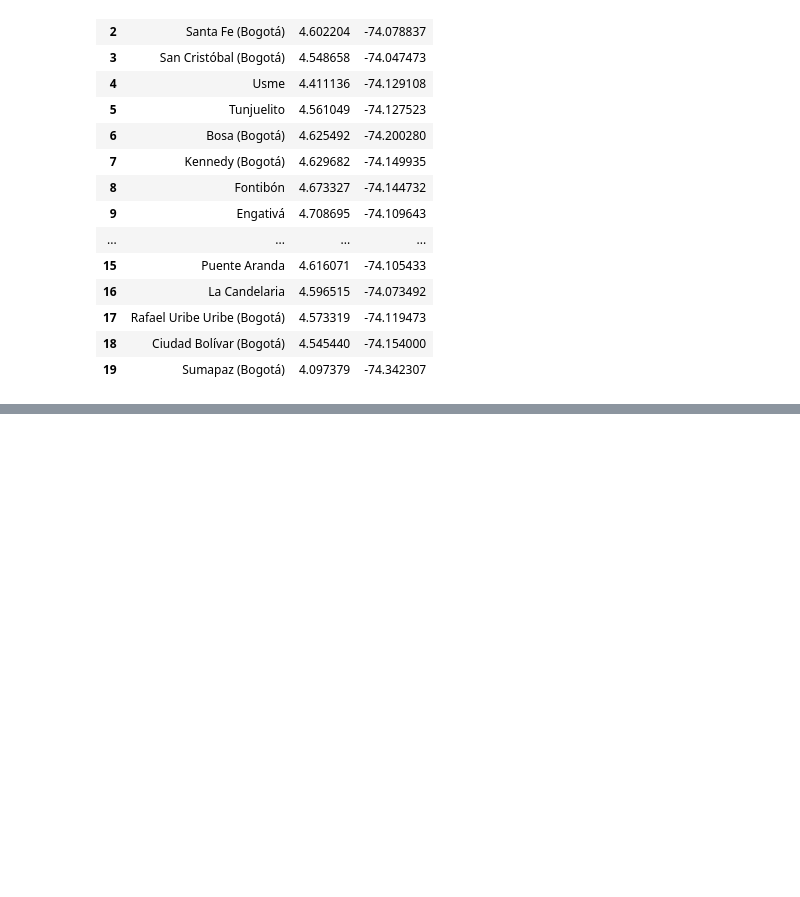
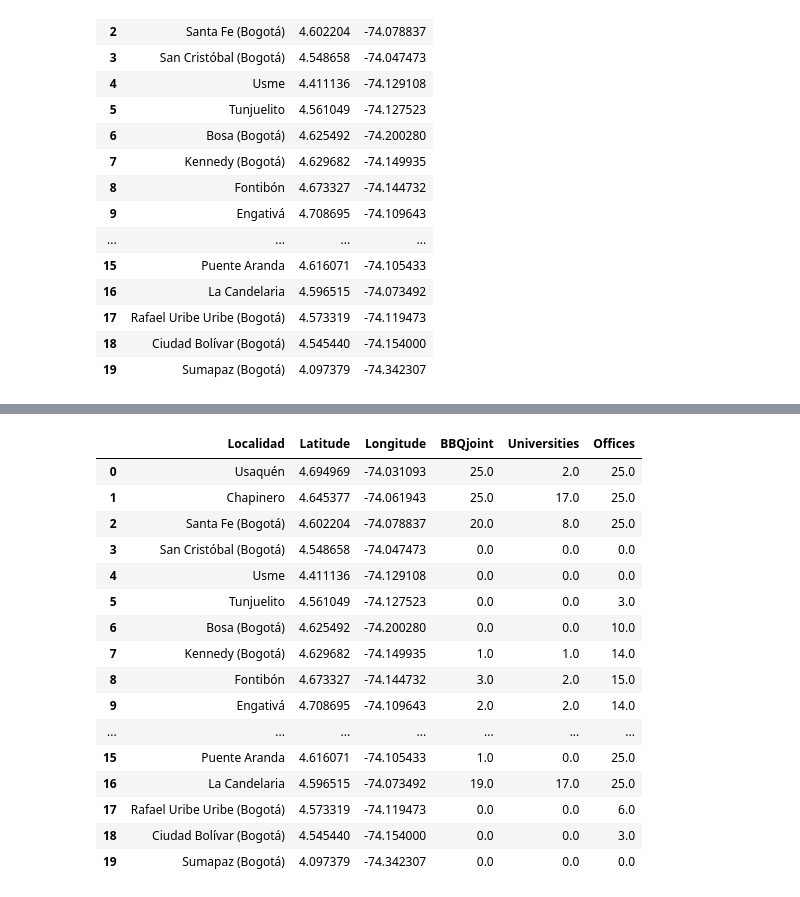
Before and after one commit to Narita1508/Coursera_Capstone, a Jupyter notebook: IBM Capstone.ipynb, the cells around one changed output, grey strips where cells are left out. Saved outputs shown, nothing was run; the diff lists cells and outputs as text; code cells hidden in the pictures; blank space fills up the shorter version.

```diff
--- a/IBM Capstone.ipynb
+++ b/IBM Capstone.ipynb
@@ -279,0 +348,4 @@ df3
+# %%
+# Use category id 4bf58dd8d48988d1df931735 to only get the BBQ JOINT
+bogota_venues_BBQjoint = getNearbyVenues(names=df3['Localidades'], latitudes=df3['Latitude'], longitudes=df3['Longitude'], radius=1000, categoryIds='4bf58dd8d48988d1df931735')
+bogota_venues_BBQjoint.head()
@@ -279,0 +383,3 @@ df3
+# %%
+bogota_venues_university = getNearbyVenues(names=df3['Localidades'], latitudes=df3['Latitude'], longitudes=df3['Longitude'], radius=1000, categoryIds='4bf58dd8d48988d1ae941735')
+bogota_venues_university.head()
@@ -279,0 +403,3 @@ df3
+# %%
+bogota_venues_office = getNearbyVenues(names=df3['Localidades'], latitudes=df3['Latitude'], longitudes=df3['Longitude'], radius=1000, categoryIds='4d4b7105d754a06375d81259')
+bogota_venues_office.head()
@@ -279,0 +423,34 @@ df3
+# %%
+def addColumn(startDf, columnTitle, dataDf):
+    grouped = dataDf.groupby('Localidad').count()
+
+    for n in startDf['Localidad']:
+        try:
+            startDf.loc[startDf['Localidad'] == n,columnTitle] = grouped.loc[n, 'Venue']
+        except:
+            startDf.loc[startDf['Localidad'] == n,columnTitle] = 0
+# %%
+df_data = df3.copy()
+df_data.rename(columns={'Localidades':'Localidad'}, inplace=True)
+addColumn(df_data, 'BBQjoint', bogota_venues_BBQjoint)
+addColumn(df_data, 'Universities', bogota_venues_university)
+addColumn(df_data, 'Offices', bogota_venues_office)
+df_data
+# %% [output]
+|  | Localidad | Latitude | Longitude | BBQjoint | Universities | Offices |
+| 0 | Usaquén | 4.694969 | -74.031093 | 25.0 | 2.0 | 25.0 |
+| 1 | Chapinero | 4.645377 | -74.061943 | 25.0 | 17.0 | 25.0 |
+| 2 | Santa Fe (Bogotá) | 4.602204 | -74.078837 | 20.0 | 8.0 | 25.0 |
+| 3 | San Cristóbal (Bogotá) | 4.548658 | -74.047473 | 0.0 | 0.0 | 0.0 |
+| 4 | Usme | 4.411136 | -74.129108 | 0.0 | 0.0 | 0.0 |
+| 5 | Tunjuelito | 4.561049 | -74.127523 | 0.0 | 0.0 | 3.0 |
+| 6 | Bosa (Bogotá) | 4.625492 | -74.200280 | 0.0 | 0.0 | 10.0 |
+| 7 | Kennedy (Bogotá) | 4.629682 | -74.149935 | 1.0 | 1.0 | 14.0 |
+| 8 | Fontibón | 4.673327 | -74.144732 | 3.0 | 2.0 | 15.0 |
+| 9 | Engativá | 4.708695 | -74.109643 | 2.0 | 2.0 | 14.0 |
+| ... | ... | ... | ... | ... | ... | ... |
+| 15 | Puente Aranda | 4.616071 | -74.105433 | 1.0 | 0.0 | 25.0 |
+| 16 | La Candelaria | 4.596515 | -74.073492 | 19.0 | 17.0 | 25.0 |
+| 17 | Rafael Uribe Uribe (Bogotá) | 4.573319 | -74.119473 | 0.0 | 0.0 | 6.0 |
+| 18 | Ciudad Bolívar (Bogotá) | 4.545440 | -74.154000 | 0.0 | 0.0 | 3.0 |
+| 19 | Sumapaz (Bogotá) | 4.097379 | -74.342307 | 0.0 | 0.0 | 0.0 |
```
Also changed, not shown: parts of 18 cells of this notebook.
